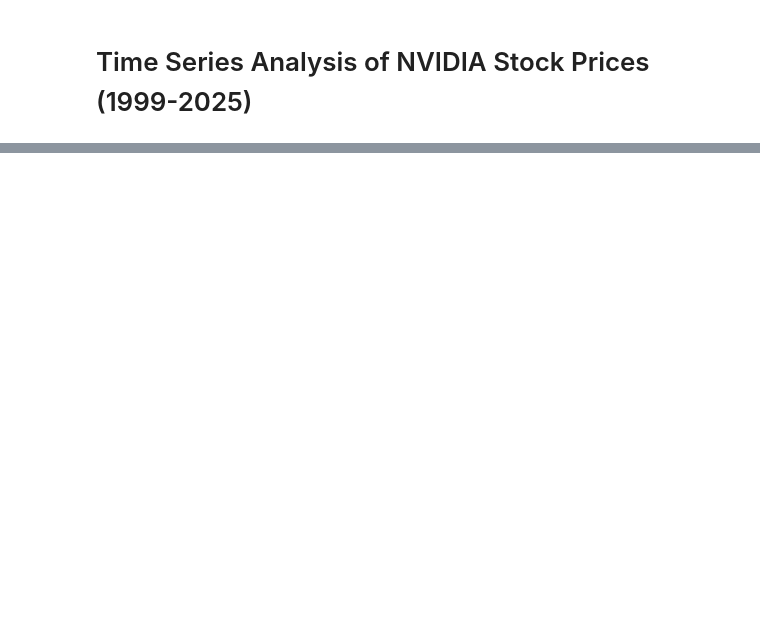
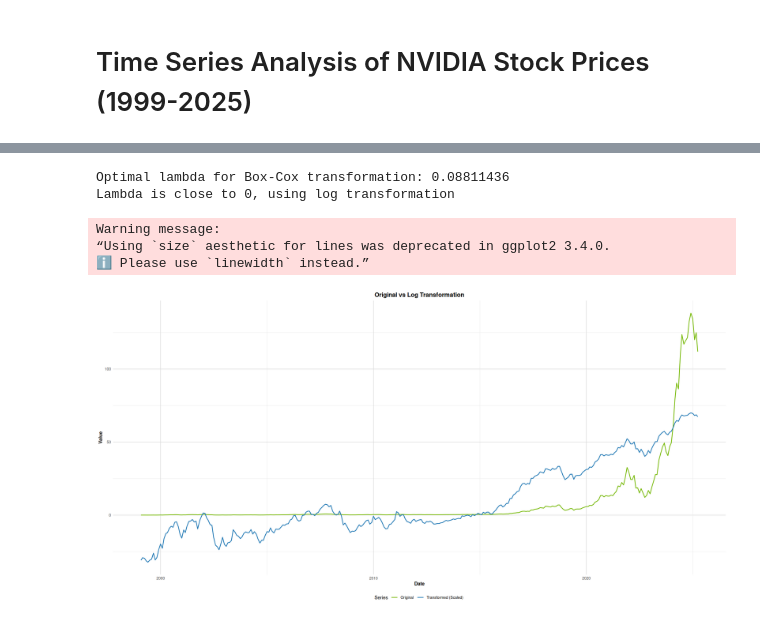
Before and after one commit to LyesHADJAR/TSAC-Individual-Project, a Jupyter notebook: notebooks/tsa_nvidia_stocks.ipynb, the cells around one changed output, grey strips where cells are left out. Cells and saved outputs as stored; diff of their text form; code cells hidden in the pictures; blank space fills up the shorter version.

```diff
--- a/notebooks/tsa_nvidia_stocks.ipynb
+++ b/notebooks/tsa_nvidia_stocks.ipynb
@@ -34,0 +150,44 @@ theme_tsa <- function() {
+# %%
+# box-cox transformation
+
+lambda <- BoxCox.lambda(monthly_ts)
+cat("Optimal lambda for Box-Cox transformation:", lambda, "\n")
+if (abs(lambda) < 0.1) {
+    cat("Lambda is close to 0, using log transformation\n")
+    transformed_ts <- log(monthly_ts)
+    transformation_label <- "Log Transformation"
+} else {
+    cat("Using Box-Cox transformation with lambda =", lambda, "\n")
+    transformed_ts <- BoxCox(monthly_ts, lambda)
+    transformation_label <- paste("Box-Cox Transformation (λ =", round(lambda, 4), ")")
+}
+
+
+transformed_df <- data.frame(
+    Date = monthly_data$Date,
+    Original = as.numeric(monthly_ts),
+    Transformed = as.numeric(transformed_ts)
+)
+
+p_trans <- ggplot(transformed_df, aes(x = Date)) +
+    geom_line(aes(y = Original, color = "Original"), size = 0.8) +
+    geom_line(aes(
+        y = scale(Transformed) * sd(Original) + mean(Original),
+        color = "Transformed (Scaled)"
+    ), size = 0.8) +
+    labs(
+        title = paste("Original vs", transformation_label),
+        x = "Date", y = "Value",
+        color = "Series"
+    ) +
+    scale_color_manual(values = c("Original" = "#76B900", "Transformed (Scaled)" = "#1E77B4")) +
+    theme_tsa()
+
+print(p_trans)
+# %% [output]
+Optimal lambda for Box-Cox transformation: 0.08811436
+Lambda is close to 0, using log transformation
+Warning message:
+“Using `size` aesthetic for lines was deprecated in ggplot2 3.4.0.
+ℹ Please use `linewidth` instead.”
+[figure, added]
```
Also changed, not shown: parts of 16 cells of this notebook.
